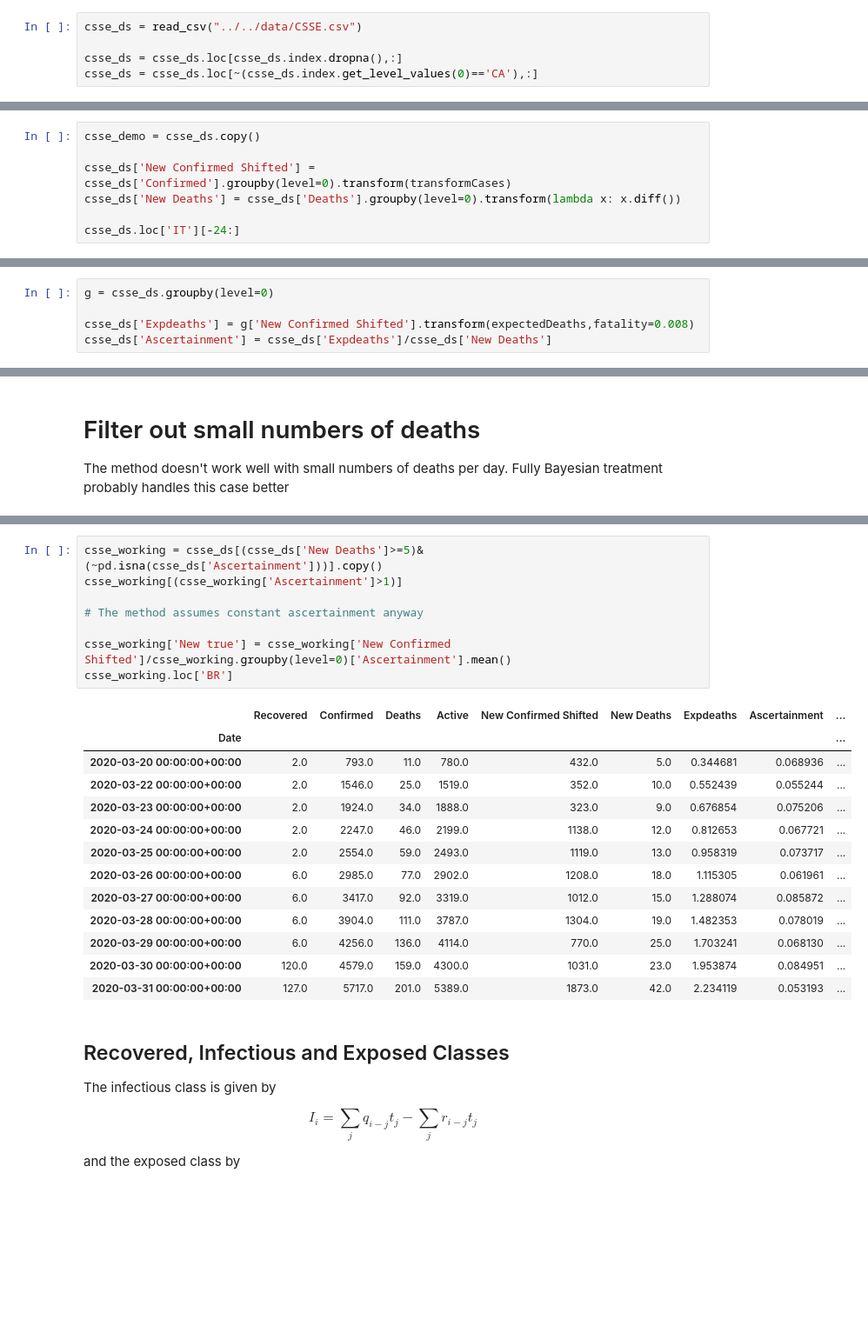
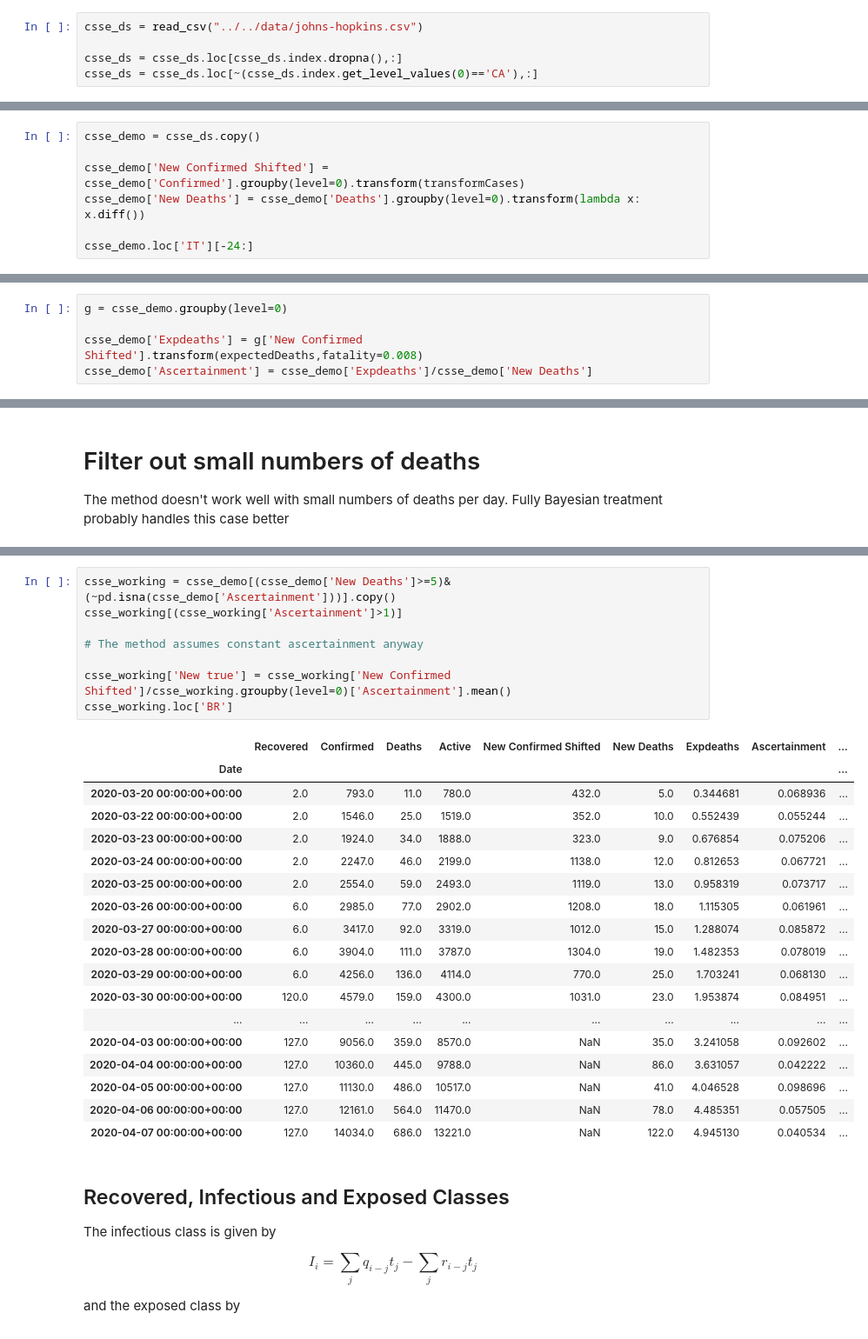
Before and after one commit to jsalvatier/epimodel, a Jupyter notebook: notebooks/djohnston/Cases_from_deaths.ipynb, the cells around one changed output, grey strips where cells are left out. Shown at 87% size. Drawn from its saved outputs; the diff is of its cells as text; blank space fills up the shorter version.

```diff
--- a/notebooks/djohnston/Cases_from_deaths.ipynb
+++ b/notebooks/djohnston/Cases_from_deaths.ipynb
@@ -11,7 +11,7 @@ from epimodel import read_csv
 # This is not stable enough to be usable
 #from modeling.nowcasting.nowcasting import exp_model
 # %%
-csse_ds = read_csv("../../data/CSSE.csv")
+csse_ds = read_csv("../../data/johns-hopkins.csv")
 
 csse_ds = csse_ds.loc[csse_ds.index.dropna(),:]
 csse_ds = csse_ds.loc[~(csse_ds.index.get_level_values(0)=='CA'),:]
@@ -114,10 +114,10 @@ We'd like to fill in the last 7 days with nowcasting, but it's too unstable to b
 # %%
 csse_demo = csse_ds.copy()
 
-csse_ds['New Confirmed Shifted'] = csse_ds['Confirmed'].groupby(level=0).transform(transformCases)
-csse_ds['New Deaths'] = csse_ds['Deaths'].groupby(level=0).transform(lambda x: x.diff())
+csse_demo['New Confirmed Shifted'] = csse_demo['Confirmed'].groupby(level=0).transform(transformCases)
+csse_demo['New Deaths'] = csse_demo['Deaths'].groupby(level=0).transform(lambda x: x.diff())
 
-csse_ds.loc['IT'][-24:]
+csse_demo.loc['IT'][-24:]
 # %% [output]
 |  | Recovered | Confirmed | Deaths | Active | New Confirmed Shifted | New Deaths |
 | Date |  |  |  |  |  |  |
@@ -154,10 +154,10 @@ $$ t_{i-7} = \frac{c_i}{a}  $$
 
 Th
 # %%
-g = csse_ds.groupby(level=0)
+g = csse_demo.groupby(level=0)
 
-csse_ds['Expdeaths'] = g['New Confirmed Shifted'].transform(expectedDeaths,fatality=0.008)
-csse_ds['Ascertainment'] = csse_ds['Expdeaths']/csse_ds['New Deaths']
+csse_demo['Expdeaths'] = g['New Confirmed Shifted'].transform(expectedDeaths,fatality=0.008)
+csse_demo['Ascertainment'] = csse_demo['Expdeaths']/csse_demo['New Deaths']
 # %% [markdown]
 According to this method, ascertainment in Italy may be rising slightly
 # %%
@@ -215,25 +222,30 @@ csse_ds[(csse_ds['Ascertainment']<np.inf)&(csse_ds['Ascertainment']>1)]
 # %%
-csse_working = csse_ds[(csse_ds['New Deaths']>=5)&(~pd.isna(csse_ds['Ascertainment']))].copy()
+csse_working = csse_demo[(csse_demo['New Deaths']>=5)&(~pd.isna(csse_demo['Ascertainment']))].copy()
 csse_working[(csse_working['Ascertainment']>1)]
 
 # The method assumes constant ascertainment anyway
 
 csse_working['New true'] = csse_working['New Confirmed Shifted']/csse_working.groupby(level=0)['Ascertainment'].mean()
 csse_working.loc['BR']
 # %% [output]
 |  | Recovered | Confirmed | Deaths | Active | New Confirmed Shifted | New Deaths | Expdeaths | Ascertainment | ... |
 | Date |  |  |  |  |  |  |  |  | ... |
 | 2020-03-20 00:00:00+00:00 | 2.0 | 793.0 | 11.0 | 780.0 | 432.0 | 5.0 | 0.344681 | 0.068936 | ... |
 | 2020-03-22 00:00:00+00:00 | 2.0 | 1546.0 | 25.0 | 1519.0 | 352.0 | 10.0 | 0.552439 | 0.055244 | ... |
 | 2020-03-23 00:00:00+00:00 | 2.0 | 1924.0 | 34.0 | 1888.0 | 323.0 | 9.0 | 0.676854 | 0.075206 | ... |
 | 2020-03-24 00:00:00+00:00 | 2.0 | 2247.0 | 46.0 | 2199.0 | 1138.0 | 12.0 | 0.812653 | 0.067721 | ... |
 | 2020-03-25 00:00:00+00:00 | 2.0 | 2554.0 | 59.0 | 2493.0 | 1119.0 | 13.0 | 0.958319 | 0.073717 | ... |
 | 2020-03-26 00:00:00+00:00 | 6.0 | 2985.0 | 77.0 | 2902.0 | 1208.0 | 18.0 | 1.115305 | 0.061961 | ... |
 | 2020-03-27 00:00:00+00:00 | 6.0 | 3417.0 | 92.0 | 3319.0 | 1012.0 | 15.0 | 1.288074 | 0.085872 | ... |
 | 2020-03-28 00:00:00+00:00 | 6.0 | 3904.0 | 111.0 | 3787.0 | 1304.0 | 19.0 | 1.482353 | 0.078019 | ... |
 | 2020-03-29 00:00:00+00:00 | 6.0 | 4256.0 | 136.0 | 4114.0 | 770.0 | 25.0 | 1.703241 | 0.068130 | ... |
 | 2020-03-30 00:00:00+00:00 | 120.0 | 4579.0 | 159.0 | 4300.0 | 1031.0 | 23.0 | 1.953874 | 0.084951 | ... |
-| 2020-03-31 00:00:00+00:00 | 127.0 | 5717.0 | 201.0 | 5389.0 | 1873.0 | 42.0 | 2.234119 | 0.053193 | ... |
+| ... | ... | ... | ... | ... | ... | ... | ... | ... | ... |
+| 2020-04-03 00:00:00+00:00 | 127.0 | 9056.0 | 359.0 | 8570.0 | NaN | 35.0 | 3.241058 | 0.092602 | ... |
+| 2020-04-04 00:00:00+00:00 | 127.0 | 10360.0 | 445.0 | 9788.0 | NaN | 86.0 | 3.631057 | 0.042222 | ... |
+| 2020-04-05 00:00:00+00:00 | 127.0 | 11130.0 | 486.0 | 10517.0 | NaN | 41.0 | 4.046528 | 0.098696 | ... |
+| 2020-04-06 00:00:00+00:00 | 127.0 | 12161.0 | 564.0 | 11470.0 | NaN | 78.0 | 4.485351 | 0.057505 | ... |
+| 2020-04-07 00:00:00+00:00 | 127.0 | 14034.0 | 686.0 | 13221.0 | NaN | 122.0 | 4.945130 | 0.040534 | ... |
 # %% [markdown]
 ## Recovered, Infectious and Exposed Classes
 
```
Also changed, not shown: parts of 7 cells of this notebook.
